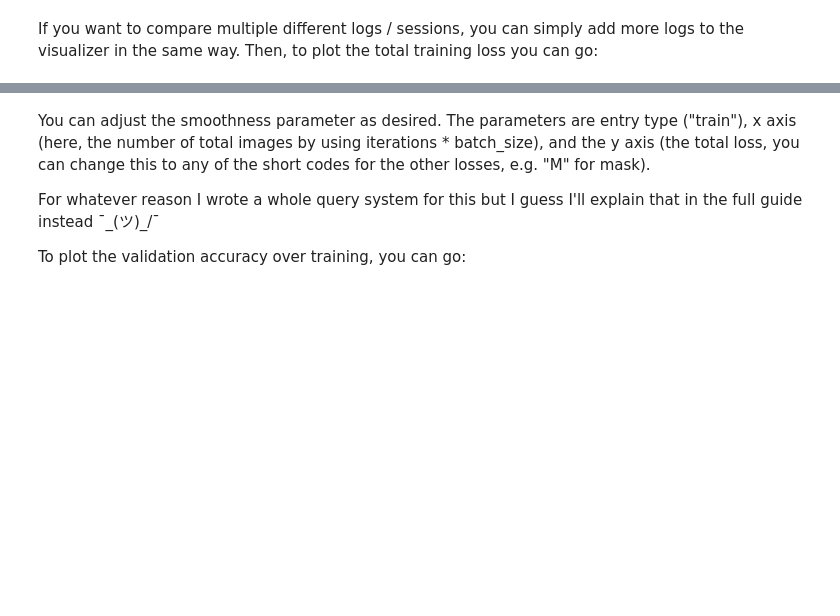
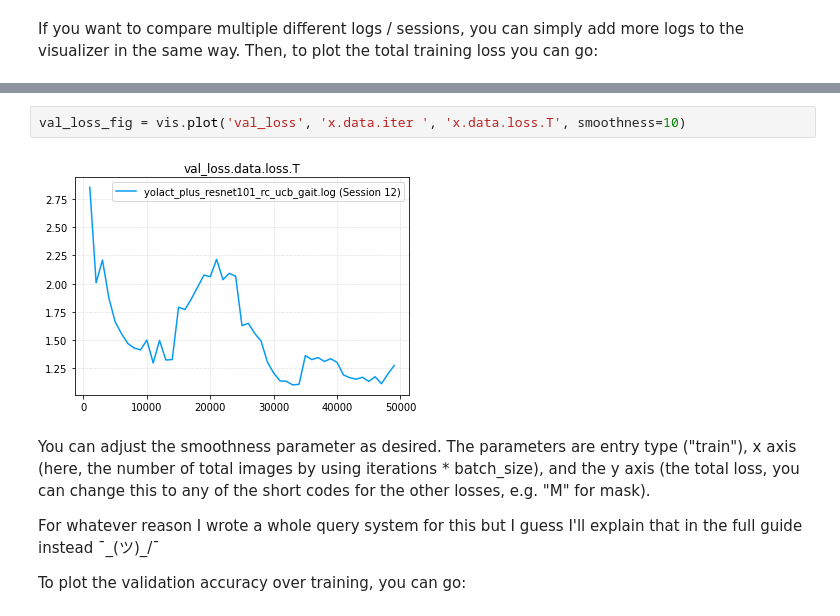
Before and after one commit to JosmarSuarez/yolact, a Jupyter notebook: yolact_visualizer.ipynb, the cells around one changed output, grey strips where cells are left out. Saved outputs shown, nothing was run; the diff lists cells and outputs as text; blank space fills up the shorter version.

```diff
--- a/yolact_visualizer.ipynb
+++ b/yolact_visualizer.ipynb
@@ -33,3 +45,7 @@ plt.show()
+# %%
+val_loss_fig = vis.plot('val_loss', 'x.data.iter ', 'x.data.loss.T', smoothness=10)
+# %% [output]
+[figure, added]
 # %% [markdown]
 You can adjust the smoothness parameter as desired. The parameters are entry type ("train"), x axis (here, the number of total images by using iterations * batch_size), and the y axis (the total loss, you can change this to any of the short codes for the other losses, e.g. "M" for mask).
 
```
Also changed, not shown: parts of 5 cells of this notebook, 1 other file.
